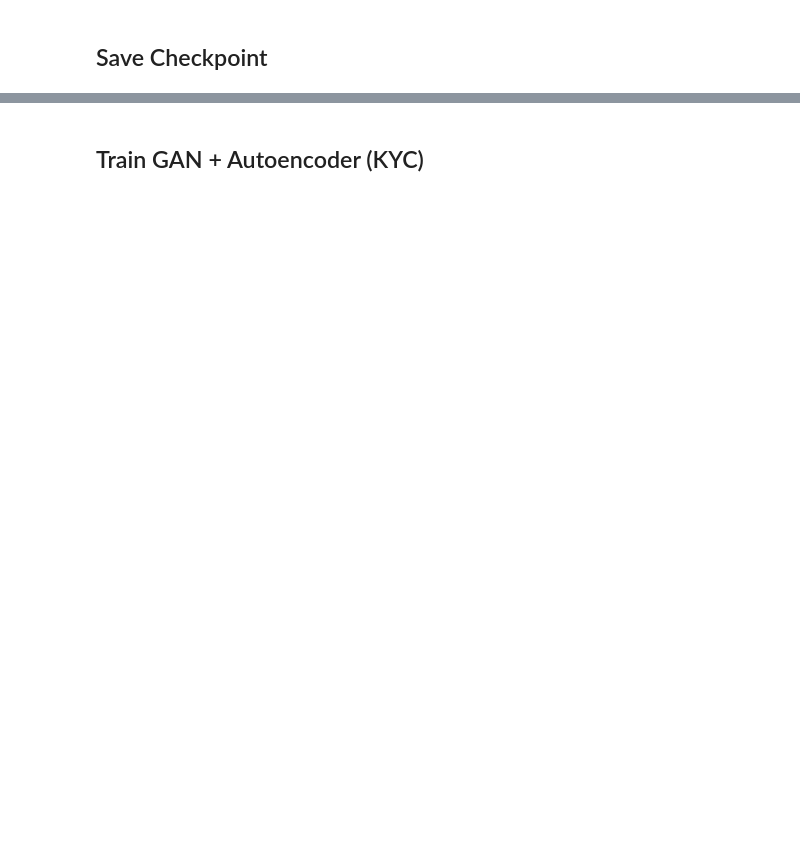
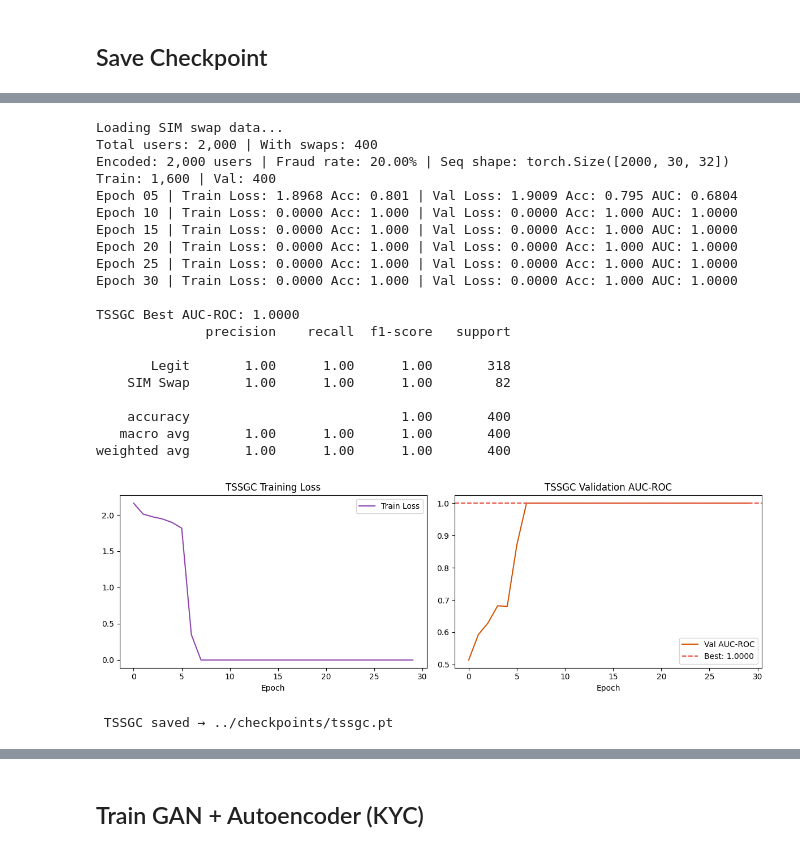
Before and after one commit to Teewa56/Hybrid-Temporal-Graph-Transformer, a Jupyter notebook: notebooks/model_training.ipynb, the cells around one changed output, grey strips where cells are left out. Saved outputs shown, nothing was run; the diff lists cells and outputs as text; code cells hidden in the pictures; blank space fills up the shorter version.

```diff
--- a/notebooks/model_training.ipynb
+++ b/notebooks/model_training.ipynb
@@ -497,8 +519,8 @@ n_val    = len(dataset) - n_train
 train_ds, val_ds = random_split(dataset, [n_train, n_val],
                                 generator=torch.Generator().manual_seed(42))
 
-train_loader = DataLoader(train_ds, batch_size=32, shuffle=True)
-val_loader   = DataLoader(val_ds,   batch_size=32, shuffle=False)
+tssgc_train_loader = DataLoader(train_ds, batch_size=32, shuffle=True)
+tssgc_val_loader   = DataLoader(val_ds,   batch_size=32, shuffle=False)
 print(f"Train: {n_train:,} | Val: {n_val:,}")
 
 # ── Model, Optimizer, Loss ─────────────────────────────────────
@@ -557,8 +579,8 @@ train_losses, val_aucs = [], []
 best_auc, best_state   = 0.0, None
 
 for epoch in range(EPOCHS):
-    tr_loss, tr_acc = tssgc_train_epoch(model, train_loader, optimizer, criterion)
-    vl_loss, vl_acc, vl_auc, _, _ = tssgc_eval_epoch(model, val_loader, criterion)
+    tr_loss, tr_acc = tssgc_train_epoch(model, tssgc_train_loader, optimizer, criterion)
+    vl_loss, vl_acc, vl_auc, _, _ = tssgc_eval_epoch(model, tssgc_val_loader, criterion)
     scheduler.step()
     train_losses.append(tr_loss)
     val_aucs.append(vl_auc)
@@ -573,31 +595,54 @@ for epoch in range(EPOCHS):
               f"Val Loss: {vl_loss:.4f} Acc: {vl_acc:.3f} AUC: {vl_auc:.4f}")
 
 model.load_state_dict(best_state)
 
 # ── Final Evaluation ───────────────────────────────────────────
 _, _, final_auc, final_preds, final_labels = tssgc_eval_epoch(
-    model, val_loader, criterion
+    model, tssgc_val_loader, criterion
 )
 binary_preds = [1 if p > 0.5 else 0 for p in final_preds]
 print(f"\nTSSGC Best AUC-ROC: {final_auc:.4f}")
 print(classification_report(final_labels, binary_preds, target_names=["Legit", "SIM Swap"]))
 
 # ── Plot ───────────────────────────────────────────────────────
 fig, (ax1, ax2) = plt.subplots(1, 2, figsize=(12, 4))
 ax1.plot(train_losses, color="#8E44AD", label="Train Loss")
 ax1.set_title("TSSGC Training Loss")
 ax1.set_xlabel("Epoch")
 ax1.legend()
 
 ax2.plot(val_aucs, color="#D35400", label="Val AUC-ROC")
 ax2.axhline(y=best_auc, color="#E74C3C", linestyle="--", label=f"Best: {best_auc:.4f}")
 ax2.set_title("TSSGC Validation AUC-ROC")
 ax2.set_xlabel("Epoch")
 ax2.legend()
 plt.tight_layout()
 plt.savefig("tssgc_training.png", dpi=150)
 plt.show()
 
 # ── Save Checkpoint ────────────────────────────────────────────
 torch.save(model.state_dict(), CHECKPOINT_DIR / "tssgc.pt")
 print(f" TSSGC saved → {CHECKPOINT_DIR / 'tssgc.pt'}")
+# %% [output]
+Loading SIM swap data...
+Total users: 2,000 | With swaps: 400
+Encoded: 2,000 users | Fraud rate: 20.00% | Seq shape: torch.Size([2000, 30, 32])
+Train: 1,600 | Val: 400
+Epoch 05 | Train Loss: 1.8968 Acc: 0.801 | Val Loss: 1.9009 Acc: 0.795 AUC: 0.6804
+Epoch 10 | Train Loss: 0.0000 Acc: 1.000 | Val Loss: 0.0000 Acc: 1.000 AUC: 1.0000
+Epoch 15 | Train Loss: 0.0000 Acc: 1.000 | Val Loss: 0.0000 Acc: 1.000 AUC: 1.0000
+Epoch 20 | Train Loss: 0.0000 Acc: 1.000 | Val Loss: 0.0000 Acc: 1.000 AUC: 1.0000
+Epoch 25 | Train Loss: 0.0000 Acc: 1.000 | Val Loss: 0.0000 Acc: 1.000 AUC: 1.0000
+Epoch 30 | Train Loss: 0.0000 Acc: 1.000 | Val Loss: 0.0000 Acc: 1.000 AUC: 1.0000
+
+TSSGC Best AUC-ROC: 1.0000
+              precision    recall  f1-score   support
+
+       Legit       1.00      1.00      1.00       318
+    SIM Swap       1.00      1.00      1.00        82
+
+    accuracy                           1.00       400
+   macro avg       1.00      1.00      1.00       400
+weighted avg       1.00      1.00      1.00       400
+[figure, added]
+ TSSGC saved → ../checkpoints/tssgc.pt
```
Also changed, not shown: parts of 11 cells of this notebook, 17 other files.
